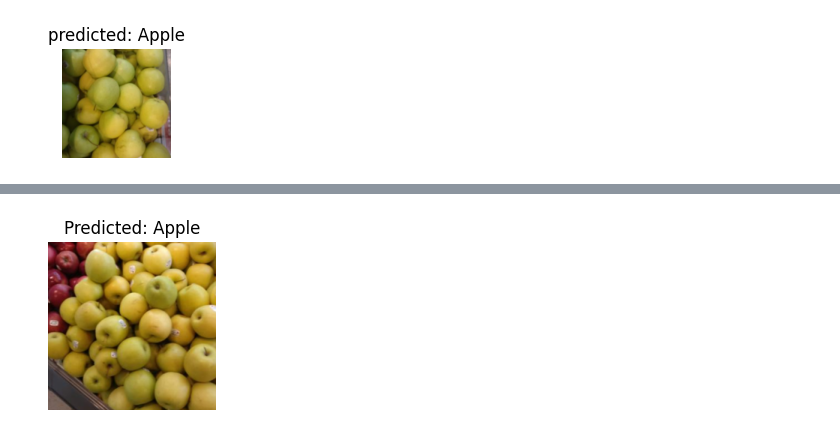
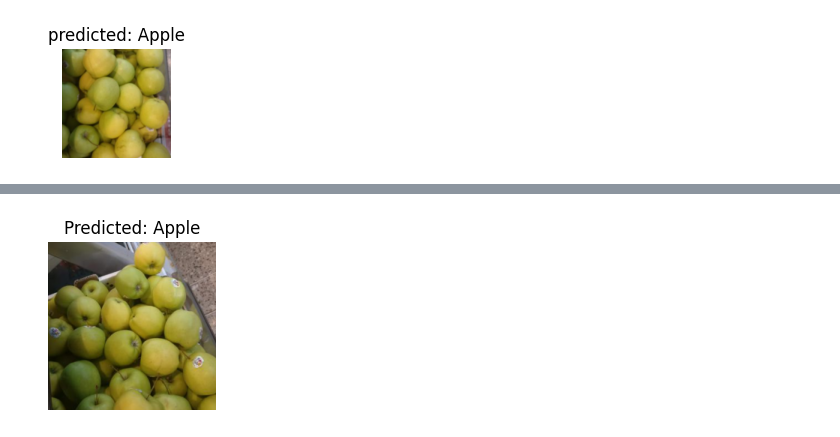
Before and after one commit to tinarobfar/eccdum_assignments, a Jupyter notebook: 6_FinalProject.ipynb, the cells around one changed output, grey strips where cells are left out. Cells and saved outputs as stored; diff of their text form; code cells hidden in the pictures.

```diff
--- a/6_FinalProject.ipynb
+++ b/6_FinalProject.ipynb
@@ -144,8 +154,8 @@ def train_model(model, criterion, optimizer, scheduler, num_epochs=25):
             print(f'Epoch {epoch}/{num_epochs - 1}')
             print('-' * 10)
 
-            # Each epoch has a training and validation phase
-            for phase in ['train', 'val']:
+            # Each epoch has a training and testing phase
+            for phase in ['train', 'test']:
                 if phase == 'train':
                     model.train()  # Set model to training mode
                 else:
@@ -186,7 +196,7 @@ def train_model(model, criterion, optimizer, scheduler, num_epochs=25):
                 print(f'{phase} Loss: {epoch_loss:.4f} Acc: {epoch_acc:.4f}')
 
                 # deep copy the model
-                if phase == 'val' and epoch_acc > best_acc:
+                if phase == 'test' and epoch_acc > best_acc:
                     best_acc = epoch_acc
                     torch.save(model.state_dict(), best_model_params_path)
 
@@ -194,7 +204,7 @@ def train_model(model, criterion, optimizer, scheduler, num_epochs=25):
 
         time_elapsed = time.time() - since
         print(f'Training complete in {time_elapsed // 60:.0f}m {time_elapsed % 60:.0f}s')
-        print(f'Best val Acc: {best_acc:4f}')
+        print(f'Best test Acc: {best_acc:4f}')
 
         # load best model weights
         model.load_state_dict(torch.load(best_model_params_path, weights_only=True))
@@ -225,3 +235,10 @@ def visualize_model(model, num_images=6):
                     model.train(mode=was_training)
                     return
         model.train(mode=was_training)
+# %%
+model_ft = models.resnet18(weights='IMAGENET1K_V1')
+input_last_layer = model_ft.fc.in_features
+output_last_layer = model_ft.fc.out_features
+
+print(f"Number of input features in last layer: {input_last_layer}")
+print(f"Number of output features in last layer: {output_last_layer}")
@@ -227,0 +249,10 @@ def visualize_model(model, num_images=6):
+# %%
+number_of_classes = df_images['coarse_cat'].nunique()
+print(f"Number of classes: {number_of_classes}")
+
+model_ft.fc = nn.Linear(in_features=input_last_layer, out_features=number_of_classes)
+
+input_last_layer = model_ft.fc.in_features
+output_last_layer = model_ft.fc.out_features
+print(f"Number of input features in last layer: {input_last_layer}")
+print(f"Number of output features in last layer: {output_last_layer}")
@@ -228,9 +263,4 @@ def visualize_model(model, num_images=6):
 # %%
-model_ft = models.resnet18(weights='IMAGENET1K_V1')
-num_ftrs = model_ft.fc.in_features
-# ``nn.Linear(num_ftrs, len(class_names))``.
-model_ft.fc = nn.Linear(num_ftrs, len(class_names))
-
 model_ft = model_ft.to(device)
 
 criterion = nn.CrossEntropyLoss()
@@ -346,12 +324,12 @@ def visualize_model_predictions(model, df_images, idx=0):
 
         model.train(mode=was_training)  # Restore the model to training mode
 # %%
-visualize_model_predictions(model_ft, df_images, idx=0)
+visualize_model_predictions(model_ft, val_df, idx=0)
 
 plt.ioff()
 plt.show()
 # %% [output]
-[figure, old version]
+[figure, new version]
 # %%
 # Function to evaluate the model
 def evaluate_model(model, dataloader):
```
Also changed, not shown: parts of 12 cells of this notebook.
